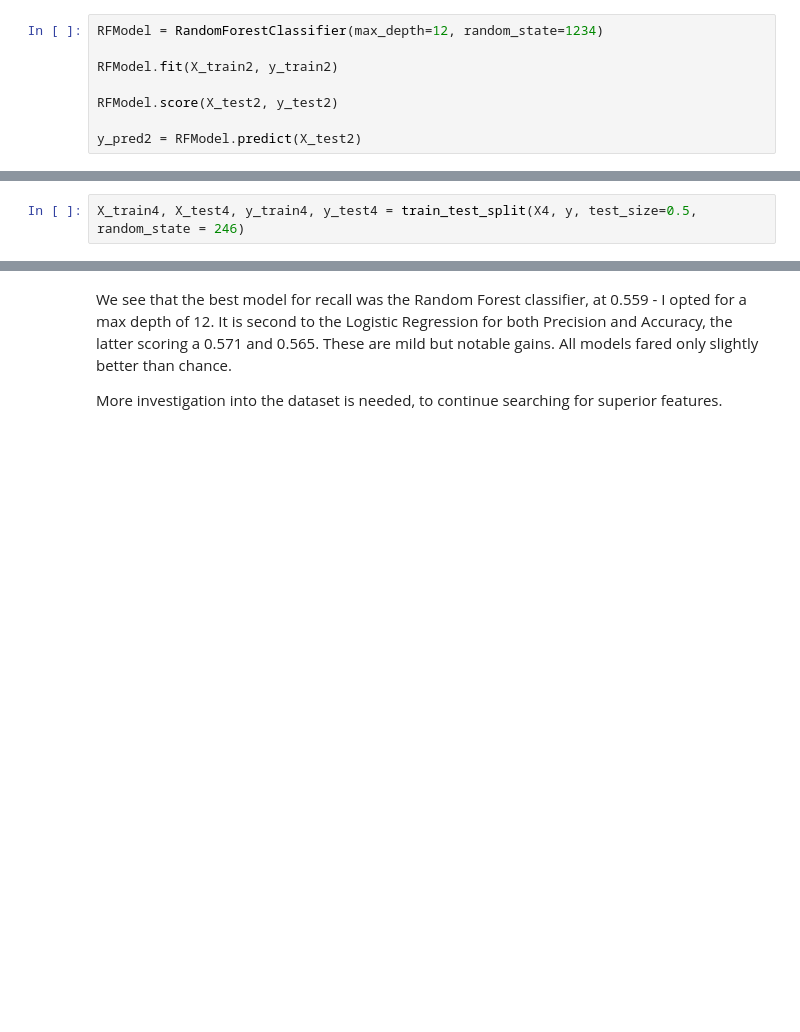
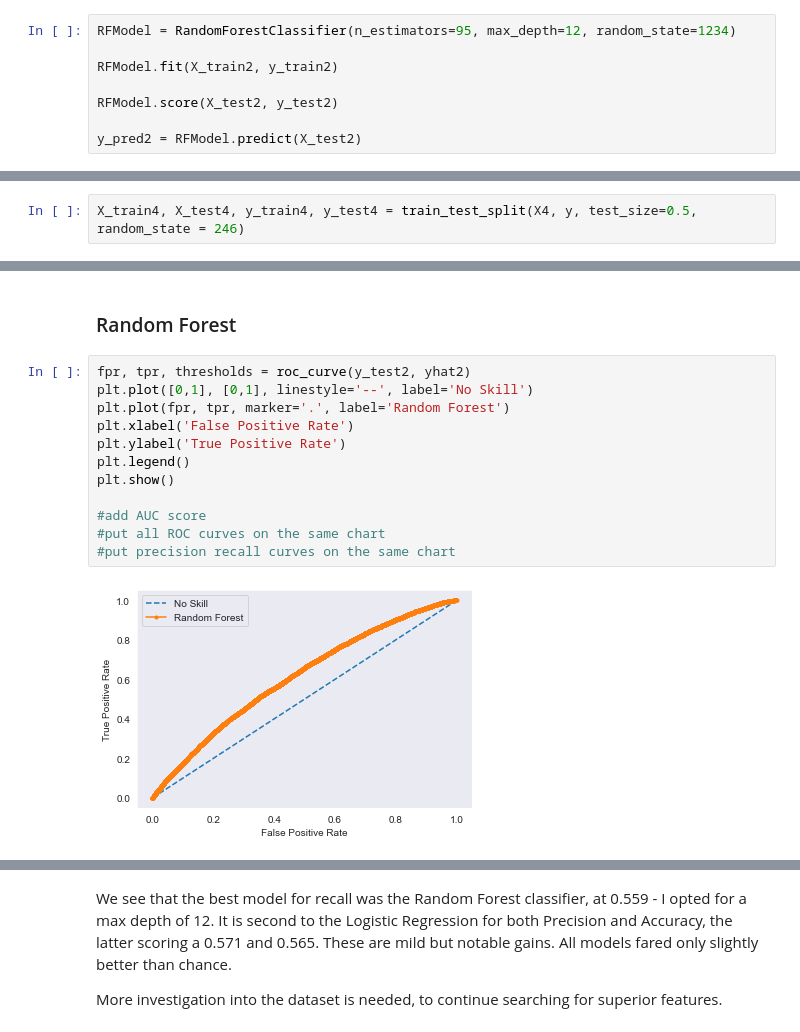
Before and after one commit to rjmalka/Capstone2_AITA, a Jupyter notebook: AITA_FINAL.ipynb, the cells around one changed output, grey strips where cells are left out. Drawn from its saved outputs; the diff is of its cells as text; blank space fills up the shorter version.

```diff
--- a/AITA_FINAL.ipynb
+++ b/AITA_FINAL.ipynb
@@ -2160,5 +2222,5 @@ X_train2, X_test2, y_train2, y_test2 = train_test_split(X2, y, test_size=0.5, ra
 # %%
-RFModel = RandomForestClassifier(max_depth=12, random_state=1234)
+RFModel = RandomForestClassifier(n_estimators=95, max_depth=12, random_state=1234)
 
 RFModel.fit(X_train2, y_train2)
 
@@ -2403,0 +2491,16 @@ neg_lowQ                  0.000162
+# %% [markdown]
+### Random Forest
+# %%
+fpr, tpr, thresholds = roc_curve(y_test2, yhat2)
+plt.plot([0,1], [0,1], linestyle='--', label='No Skill')
+plt.plot(fpr, tpr, marker='.', label='Random Forest')
+plt.xlabel('False Positive Rate')
+plt.ylabel('True Positive Rate')
+plt.legend()
+plt.show()
+
+#add AUC score
+#put all ROC curves on the same chart
+#put precision recall curves on the same chart
+# %% [output]
+[figure, added]
```
Also changed, not shown: parts of 71 cells of this notebook.
